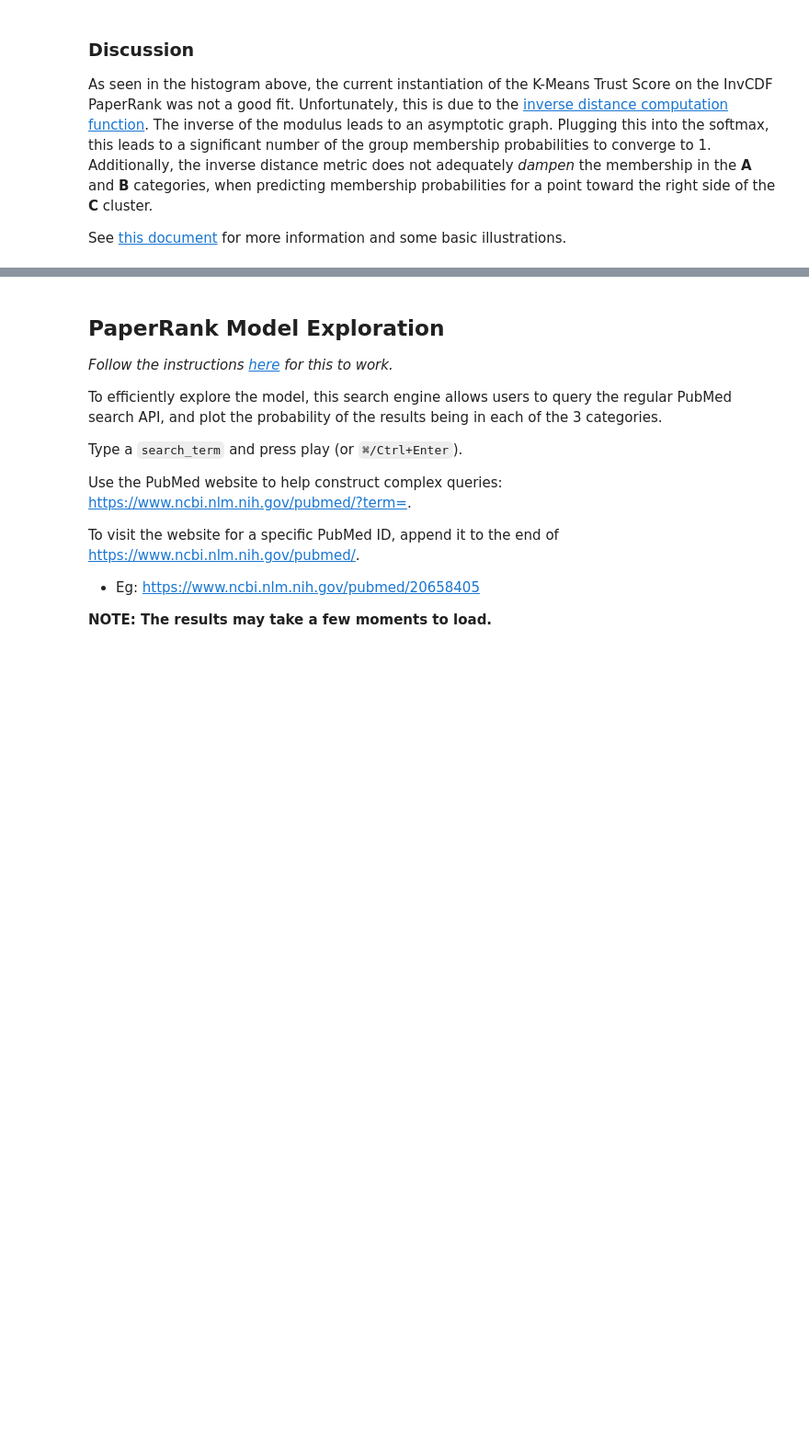
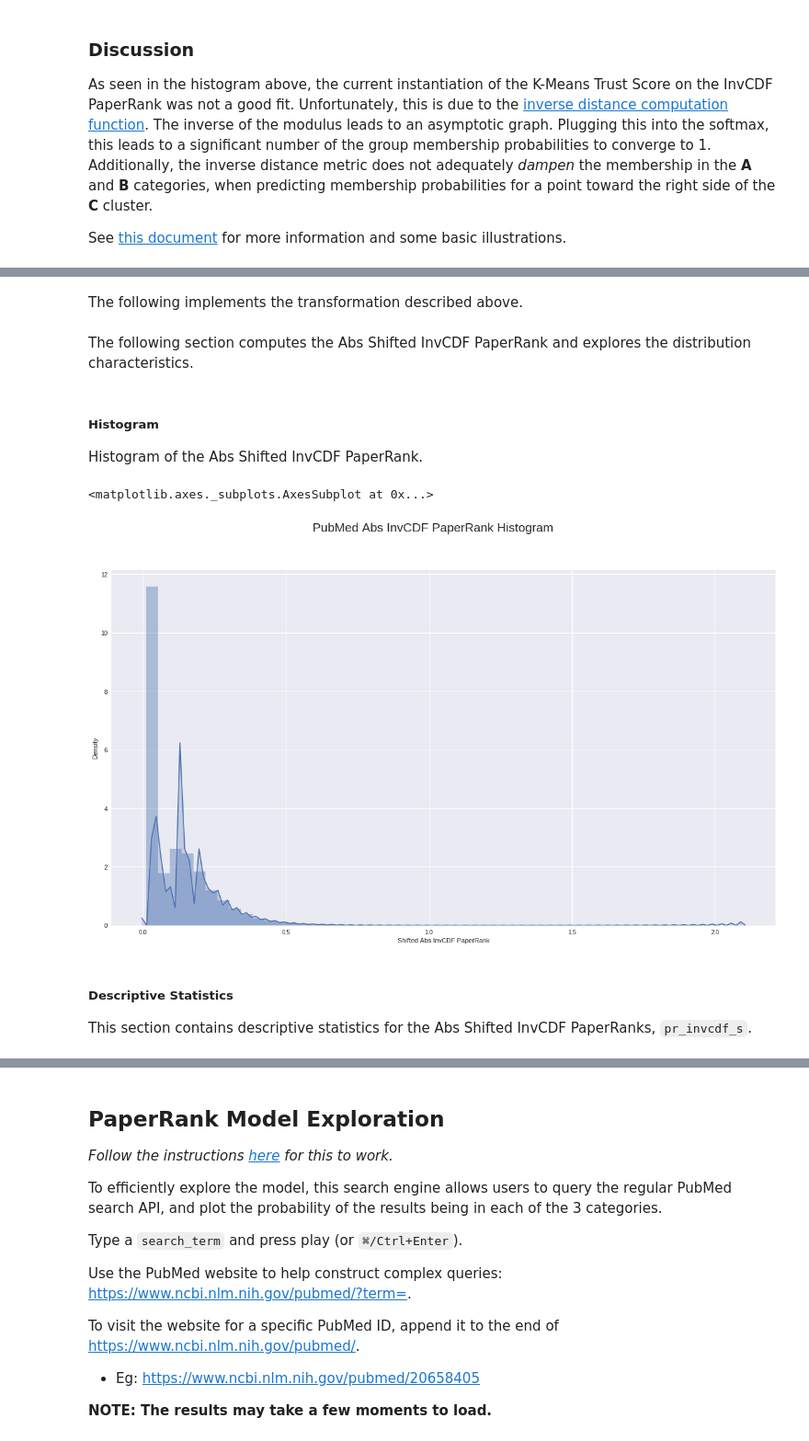
Before and after one commit to rukmal/PaperRank-Analysis, a Jupyter notebook: PubMed PaperRank Analysis.ipynb, the cells around one changed output, grey strips where cells are left out. Shown at 92% size. Drawn from its saved outputs; the diff is of its cells as text; code cells hidden in the pictures; blank space fills up the shorter version.

```diff
--- a/PubMed PaperRank Analysis.ipynb
+++ b/PubMed PaperRank Analysis.ipynb
@@ -2233,0 +2658,49 @@ See [this document](https://drive.google.com/file/d/1USckOJ74AXkk03cCeOeGEf8V02i
+# %%
+gamma_shift_constant = 0.01
+# %% [markdown]
+The following implements the transformation described above.
+# %%
+def shiftPR(ranks: np.array, shift: np.float=gamma_shift_constant) -> tuple:
+  """Function to transform a negative score distribution to enforce strict
+  positivity. This is done by shifting the entire dataset by the absolute
+  of the minimum value, and adding an arbitrary `shift` to
+  enfore strict positivity.
+
+  Arguments:
+    ranks {np.array} -- Vector of ranks to be shifted.
+
+  Keyword Arguments:
+    shift {np.float} -- Arbitrary value to shift data to enforce
+                        strict positivity (default: {gamma_shift_constant}).
+
+  Returns:
+    {tuple} -- Tuple of type (np.array, np.float), with the the shifted data,
+               and the `shift` used to shift the data, respectively.
+  """
+
+  # Computing shifted ranks, using the formula above
+  shifted_ranks = ranks + np.absolute(np.min(ranks)) + shift
+
+  return (shifted_ranks, shift)
+# %% [markdown]
+The following section computes the Abs Shifted InvCDF PaperRank and explores the distribution characteristics.
+# %%
+pr_invcdf_s, _ = shiftPR(ranks=pr_invcdf)
+# %% [markdown]
+##### Histogram
+
+Histogram of the Abs Shifted InvCDF PaperRank.
+# %%
+fig, ax = getSubplot(dims_large)
+fig.suptitle('PubMed Abs InvCDF PaperRank Histogram')
+ax.set_xlabel('Shifted Abs InvCDF PaperRank')
+ax.set_ylabel('Density')
+sns.distplot(pr_invcdf_s, kde=True, rug=False,
+             kde_kws={'shade': True}, ax=ax)
+# %% [output]
+<matplotlib.axes._subplots.AxesSubplot at 0x...>
+[figure, added]
+# %% [markdown]
+##### Descriptive Statistics
+
+This section contains descriptive statistics for the Abs Shifted InvCDF PaperRanks, `pr_invcdf_s`.
```
Also changed, not shown: parts of 84 cells of this notebook.
